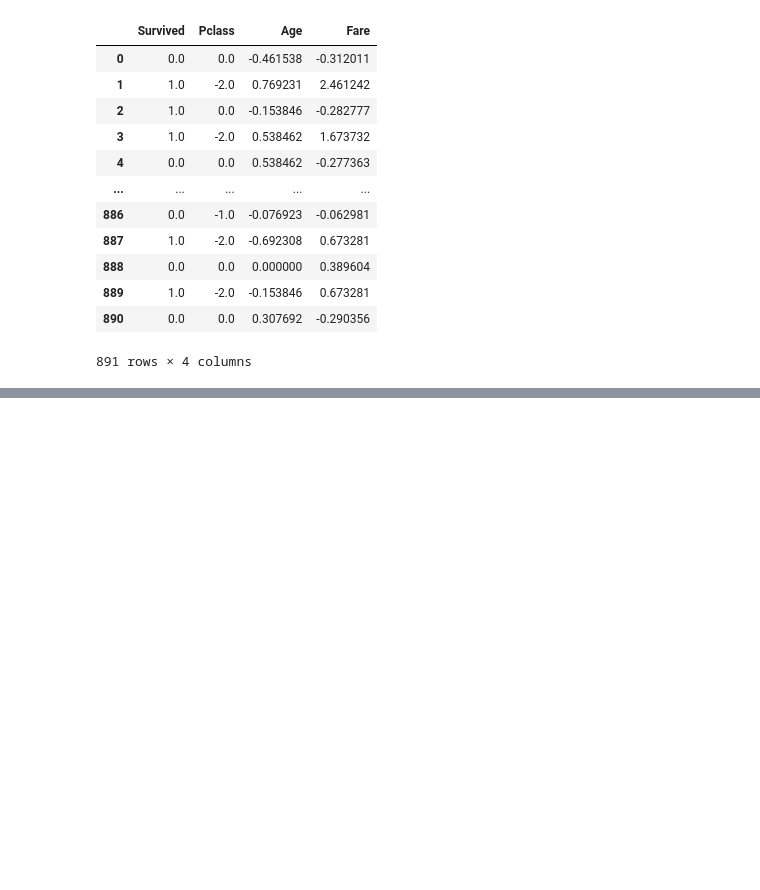
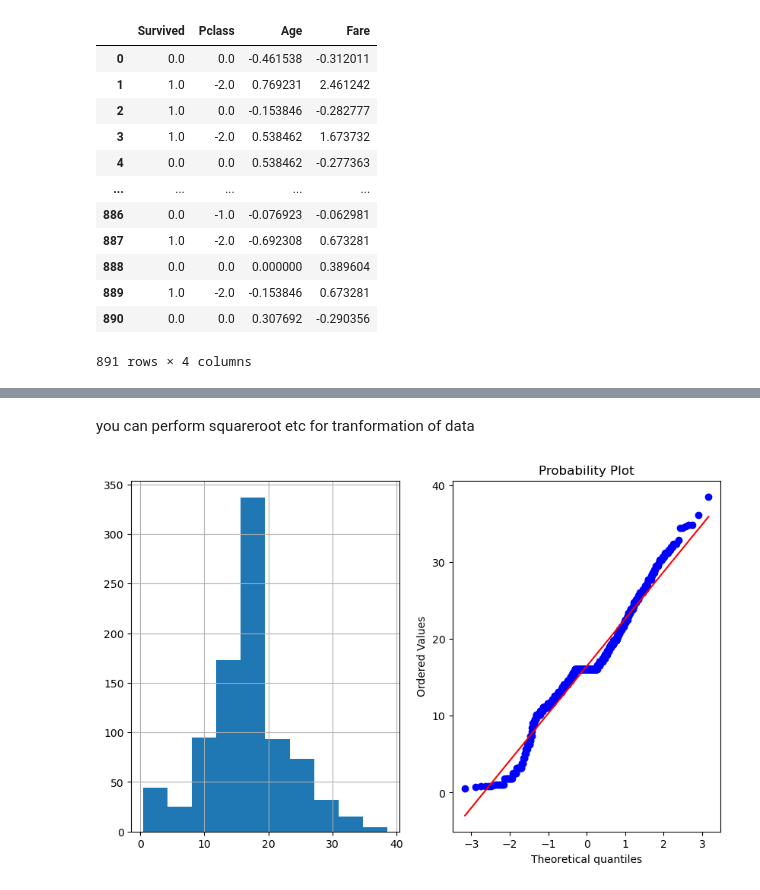
Before and after one commit to vigdisha/Statistics_DataScience, a Jupyter notebook: Transformations.ipynb, the cells around one changed output, grey strips where cells are left out. Cells and saved outputs as stored; diff of their text form; code cells hidden in the pictures; blank space fills up the shorter version.

```diff
--- a/Transformations.ipynb
+++ b/Transformations.ipynb
@@ -101,0 +137,8 @@ df_robust
+# %% [markdown]
+you can perform squareroot etc for tranformation of data
+# %%
+#exponential transformation
+df['Age_expo'] = df.Age**(1/1.2)
+plot_data(df,'Age_expo')
+# %% [output]
+[figure, added]
```
Also changed, not shown: parts of 7 cells of this notebook.
